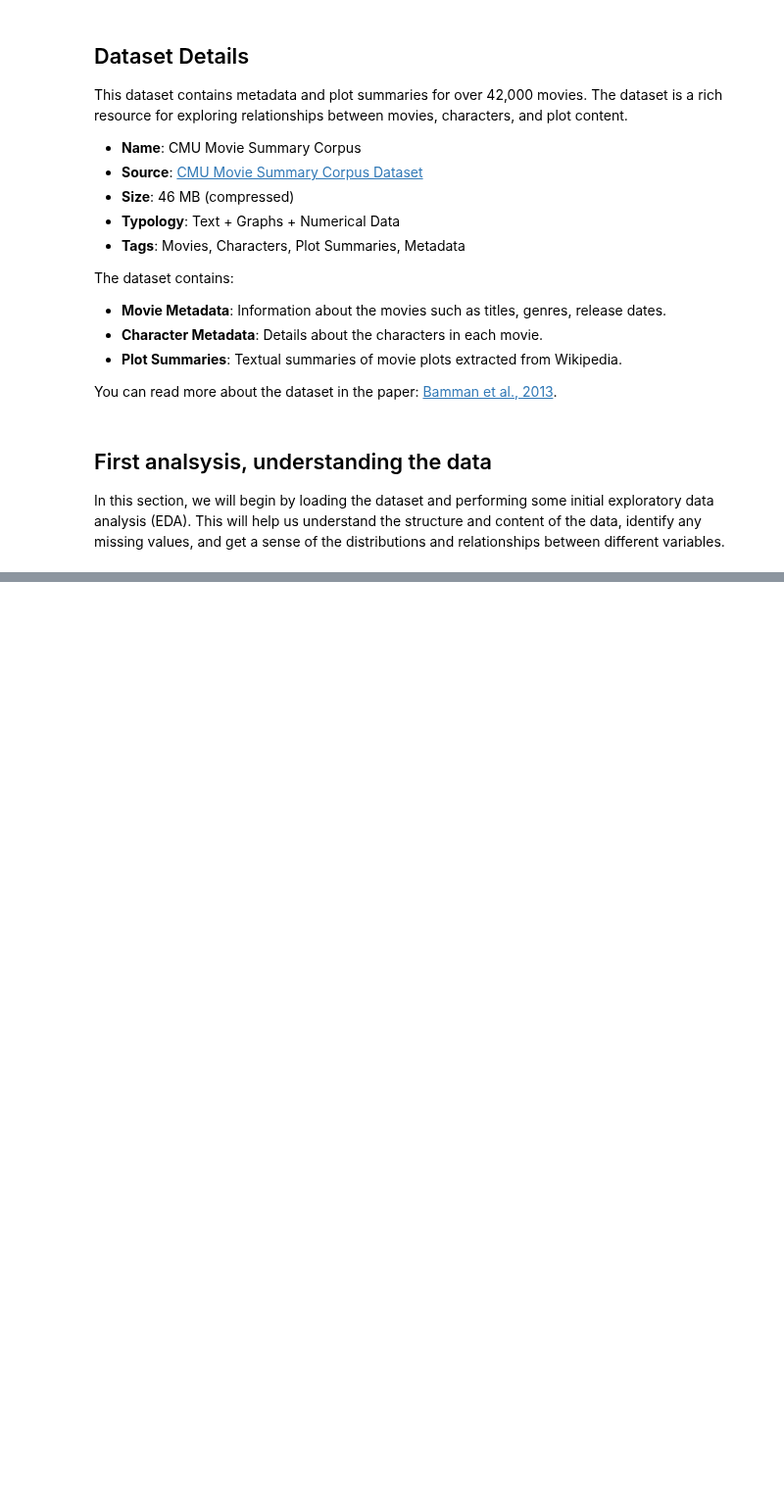
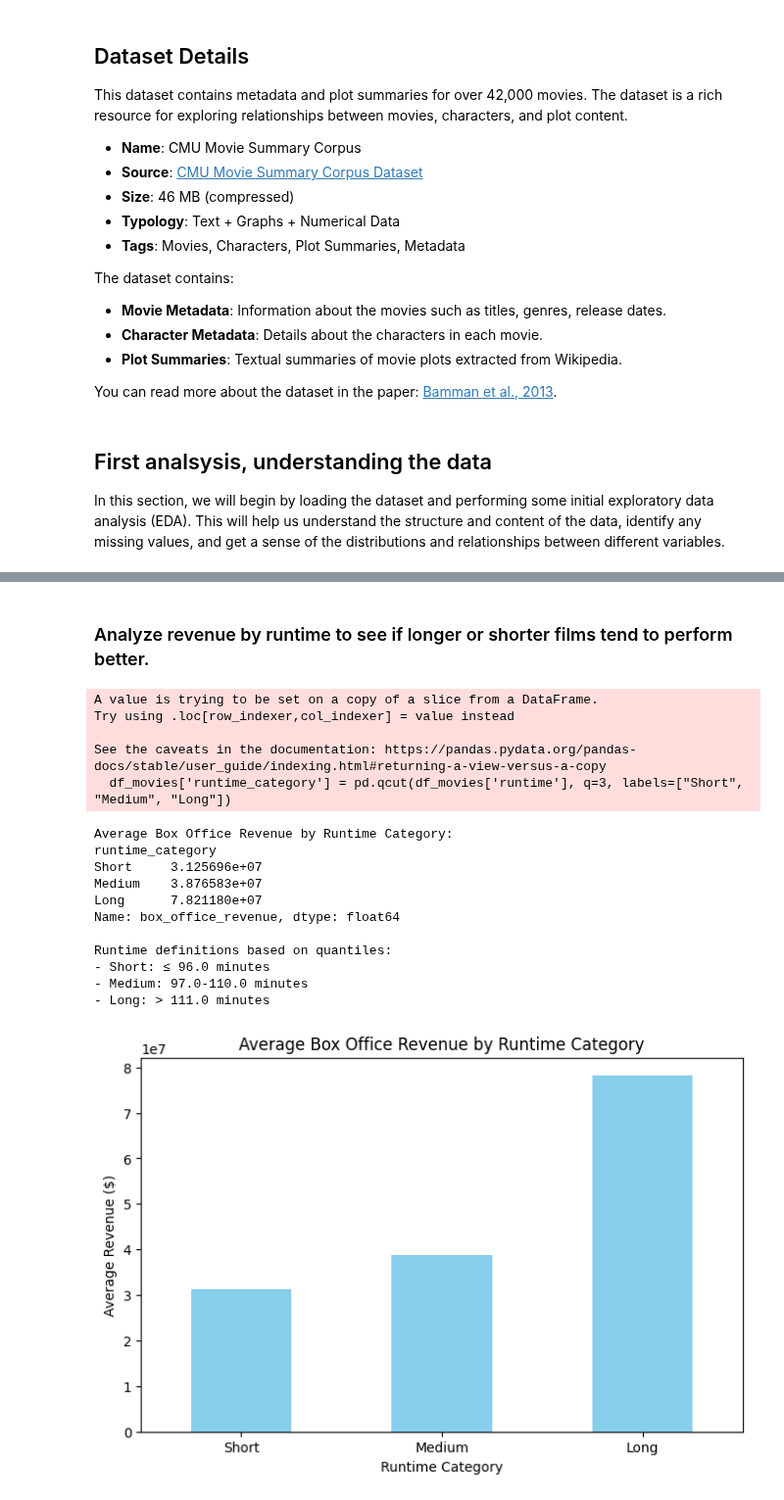
Before and after one commit to epfl-ada/ada-2024-project-awesometeam2024, a Jupyter notebook: results.ipynb, the cells around one changed output, grey strips where cells are left out. Shown at 98% size. Cells and saved outputs as stored; diff of their text form; code cells hidden in the pictures; blank space fills up the shorter version.

```diff
--- a/results.ipynb
+++ b/results.ipynb
@@ -199,0 +396,46 @@ df_movies.sample(5)
+# %% [markdown]
+### Analyze revenue by runtime to see if longer or shorter films tend to perform better.
+# %%
+# Define runtime bins based on quantiles for equal-sized groups
+df_movies['runtime_category'] = pd.qcut(df_movies['runtime'], q=3, labels=["Short", "Medium", "Long"])
+
+# Verify the approximate runtime boundaries for each category
+short_max = df_movies[df_movies['runtime_category'] == "Short"]['runtime'].max()
+medium_min = df_movies[df_movies['runtime_category'] == "Medium"]['runtime'].min()
+medium_max = df_movies[df_movies['runtime_category'] == "Medium"]['runtime'].max()
+long_min = df_movies[df_movies['runtime_category'] == "Long"]['runtime'].min()
+
+# Calculate average revenue by runtime category
+avg_revenue_by_runtime = df_movies.groupby('runtime_category')['box_office_revenue'].mean()
+
+# Print the average revenue by runtime category
+print("Average Box Office Revenue by Runtime Category:")
+print(avg_revenue_by_runtime)
+print(f"\nRuntime definitions based on quantiles:\n- Short: ≤ {short_max} minutes\n- Medium: {medium_min}-{medium_max} minutes\n- Long: > {long_min} minutes")
+
+# Plot the average revenue by runtime category
+plt.figure(figsize=(8, 5))
+avg_revenue_by_runtime.plot(kind='bar', color='skyblue')
+plt.title('Average Box Office Revenue by Runtime Category')
+plt.xlabel('Runtime Category')
+plt.ylabel('Average Revenue ($)')
+plt.xticks(rotation=0)
+plt.show()
+# %% [output]
+A value is trying to be set on a copy of a slice from a DataFrame.
+Try using .loc[row_indexer,col_indexer] = value instead
+
+See the caveats in the documentation: https://pandas.pydata.org/pandas-docs/stable/user_guide/indexing.html#returning-a-view-versus-a-copy
+  df_movies['runtime_category'] = pd.qcut(df_movies['runtime'], q=3, labels=["Short", "Medium", "Long"])
+Average Box Office Revenue by Runtime Category:
+runtime_category
+Short     3.125696e+07
+Medium    3.876583e+07
+Long      7.821180e+07
+Name: box_office_revenue, dtype: float64
+
+Runtime definitions based on quantiles:
+- Short: ≤ 96.0 minutes
+- Medium: 97.0-110.0 minutes
+- Long: > 111.0 minutes
+[figure, added]
```
Also changed, not shown: parts of 16 cells of this notebook, 6 other files.
